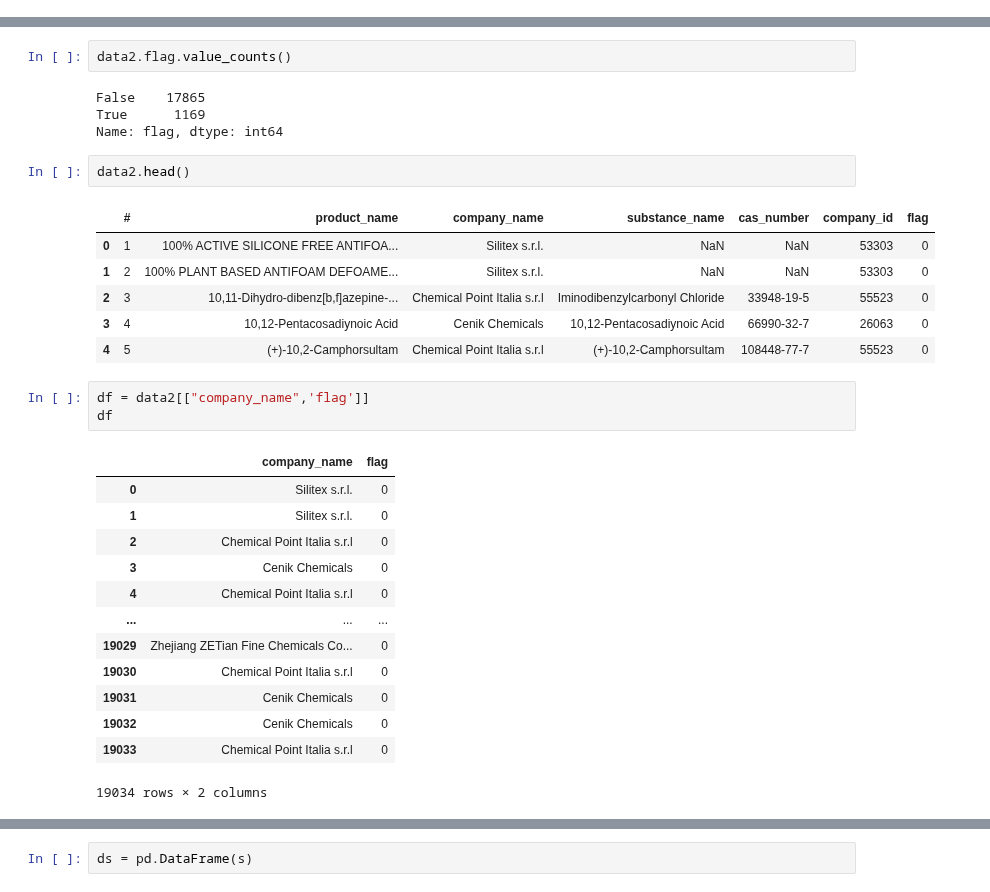
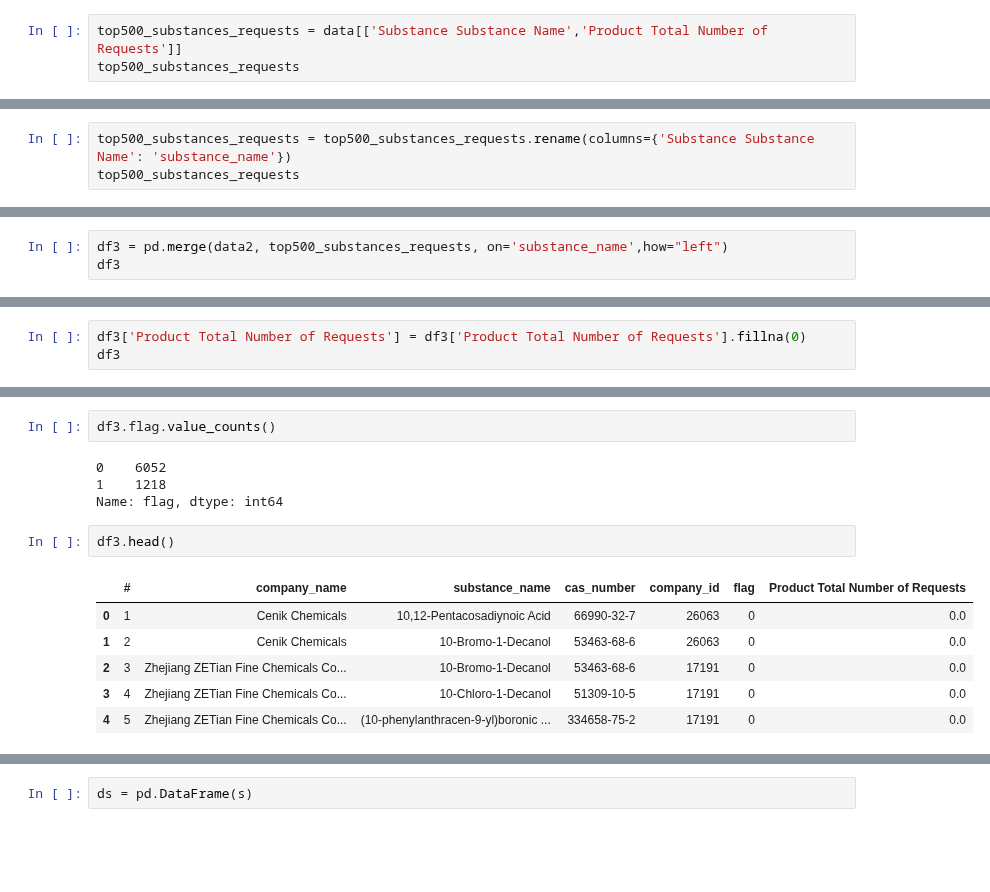
Before and after one commit to asadTariq666/Python_work, a Jupyter notebook: Chemondis/Chemondis Supplier Scores/Product.ipynb, the cells around one changed output, grey strips where cells are left out. Saved outputs shown, nothing was run; the diff lists cells and outputs as text; blank space fills up the shorter version.

```diff
--- a/Chemondis/Chemondis Supplier Scores/Product.ipynb
+++ b/Chemondis/Chemondis Supplier Scores/Product.ipynb
@@ -51,0 +52,3 @@ top500
+# %%
+top500_substances_requests = data[['Substance Substance Name','Product Total Number of Requests']]
+top500_substances_requests
@@ -61,0 +86,3 @@ data2.head()
+# %%
+top500_substances_requests = top500_substances_requests.rename(columns={'Substance Substance Name': 'substance_name'})
+top500_substances_requests
@@ -81,0 +137,3 @@ data2.loc[data2['flag'] == 1]
+# %%
+df3 = pd.merge(data2, top500_substances_requests, on='substance_name',how="left")
+df3
@@ -81,0 +170,3 @@ data2.loc[data2['flag'] == 1]
+# %%
+df3['Product Total Number of Requests'] = df3['Product Total Number of Requests'].fillna(0)
+df3
@@ -82,32 +187,15 @@ data2.loc[data2['flag'] == 1]
 # %%
-data2.flag.value_counts()
+df3.flag.value_counts()
 # %% [output]
-False    17865
-True      1169
+0    6052
+1    1218
 Name: flag, dtype: int64
 # %%
-data2.head()
+df3.head()
 # %% [output]
-|  | # | product_name | company_name | substance_name | cas_number | company_id | flag |
-| 0 | 1 | 100% ACTIVE SILICONE FREE ANTIFOA... | Silitex s.r.l. | NaN | NaN | 53303 | 0 |
-| 1 | 2 | 100% PLANT BASED ANTIFOAM DEFOAME... | Silitex s.r.l. | NaN | NaN | 53303 | 0 |
-| 2 | 3 | 10,11-Dihydro-dibenz[b,f]azepine-... | Chemical Point Italia s.r.l | Iminodibenzylcarbonyl Chloride | 33948-19-5 | 55523 | 0 |
-| 3 | 4 | 10,12-Pentacosadiynoic Acid | Cenik Chemicals | 10,12-Pentacosadiynoic Acid | 66990-32-7 | 26063 | 0 |
-| 4 | 5 | (+)-10,2-Camphorsultam | Chemical Point Italia s.r.l | (+)-10,2-Camphorsultam | 108448-77-7 | 55523 | 0 |
+|  | # | company_name | substance_name | cas_number | company_id | flag | Product Total Number of Requests |
+| 0 | 1 | Cenik Chemicals | 10,12-Pentacosadiynoic Acid | 66990-32-7 | 26063 | 0 | 0.0 |
+| 1 | 2 | Cenik Chemicals | 10-Bromo-1-Decanol | 53463-68-6 | 26063 | 0 | 0.0 |
+| 2 | 3 | Zhejiang ZETian Fine Chemicals Co... | 10-Bromo-1-Decanol | 53463-68-6 | 17191 | 0 | 0.0 |
+| 3 | 4 | Zhejiang ZETian Fine Chemicals Co... | 10-Chloro-1-Decanol | 51309-10-5 | 17191 | 0 | 0.0 |
+| 4 | 5 | Zhejiang ZETian Fine Chemicals Co... | (10-phenylanthracen-9-yl)boronic ... | 334658-75-2 | 17191 | 0 | 0.0 |
-# %%
-df = data2[["company_name",'flag']]
-df
-# %% [output]
-|  | company_name | flag |
-| 0 | Silitex s.r.l. | 0 |
-| 1 | Silitex s.r.l. | 0 |
-| 2 | Chemical Point Italia s.r.l | 0 |
-| 3 | Cenik Chemicals | 0 |
-| 4 | Chemical Point Italia s.r.l | 0 |
-| ... | ... | ... |
-| 19029 | Zhejiang ZETian Fine Chemicals Co... | 0 |
-| 19030 | Chemical Point Italia s.r.l | 0 |
-| 19031 | Cenik Chemicals | 0 |
-| 19032 | Cenik Chemicals | 0 |
-| 19033 | Chemical Point Italia s.r.l | 0 |
-19034 rows × 2 columns
```
Also changed, not shown: parts of 20 cells of this notebook, 9 other files.
